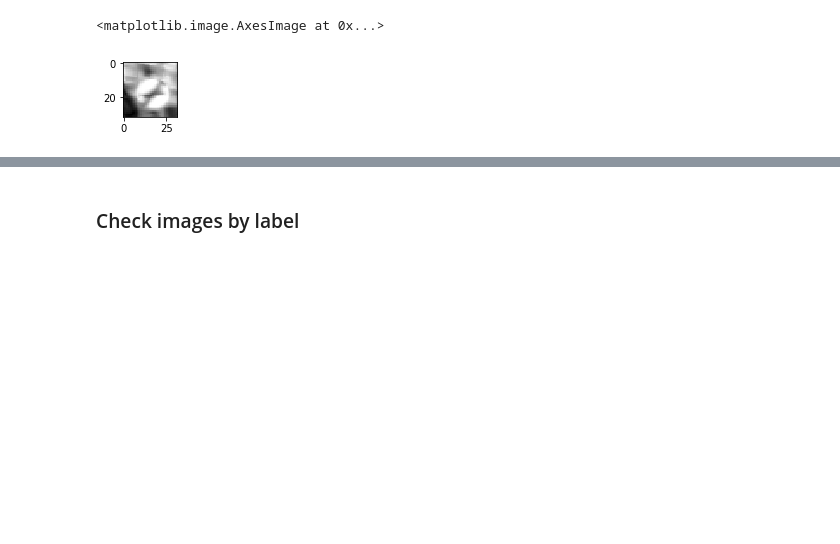
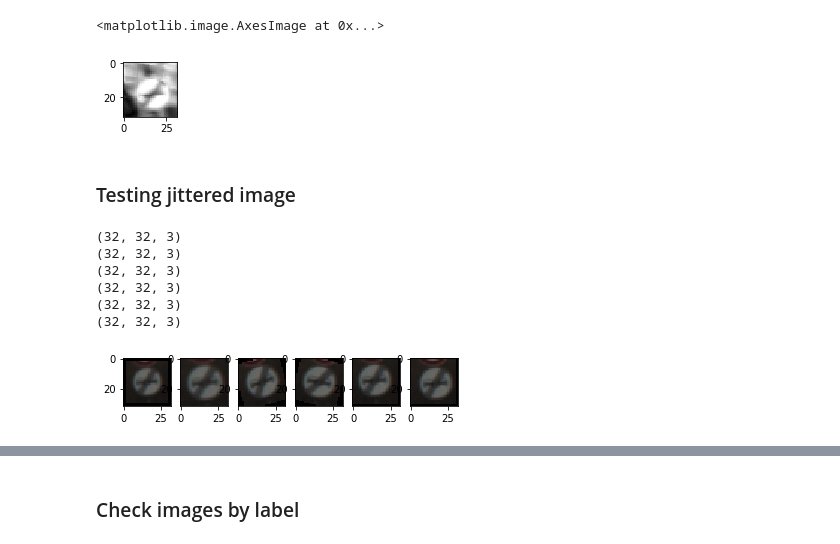
Before and after one commit to satoshikumano/CarND-TrafficSignClassifier-Submission, a Jupyter notebook: Traffic_Sign_Classifier.ipynb, the cells around one changed output, grey strips where cells are left out. Drawn from its saved outputs; the diff is of its cells as text; code cells hidden in the pictures; blank space fills up the shorter version.

```diff
--- a/Traffic_Sign_Classifier.ipynb
+++ b/Traffic_Sign_Classifier.ipynb
@@ -155,3 +155,74 @@ plt.imshow(g2.squeeze(), cmap='gray')
 (32, 32, 1)
 <matplotlib.image.AxesImage at 0x...>
 [figure]
+# %% [markdown]
+### Testing jittered image
+# %%
+from scipy.misc import imresize
+from scipy import ndimage
+
+%matplotlib inline
+
+def rotate(image, degree):
+    rot = ndimage.rotate(image, degree, reshape=False)
+    return rot
+
+def resize90(image):
+    resize = imresize(image, size=90)
+    resize = np.pad(resize, ((2,2),(2,2),(0,0)), 'constant')
+    return resize
+
+def resize110(image):
+    resize = imresize(image, size=110)
+    return resize[1:33,1:33,:]
+
+def slide2(image,):
+    slide = image[2:,2:,:]
+    slide = np.pad(slide, ((1,1),(1,1),(0,0)), 'constant')
+    return slide
+
+def slidem2(image):
+    slide = image[:30,:30,:]
+    slide = np.pad(slide, ((1,1),(1,1),(0,0)), 'constant')
+    return slide
+
+images = []
+# 90 % size
+image = X_train[15]
+
+image1 = resize90(image)
+images.append(image1)
+
+# 110 % size
+image2 = resize110(image)
+images.append(image2)
+
+# Rotate 15
+image3 = rotate(image, 15)
+images.append(image3)
+
+# Rotate -15
+image4 = rotate(image, -15)
+images.append(image4)
+
+# slied 2
+image5 = slide2(image)
+images.append(image5)
+
+# slied -2
+image6 = slidem2(image)
+images.append(image6)
+
+plt.figure(figsize=(6,1))
+for idx, im in enumerate(images):
+    print(im.shape)
+    plt.subplot(1,6,idx+1)
+    plt.imshow(im)
+# %% [output]
+(32, 32, 3)
+(32, 32, 3)
+(32, 32, 3)
+(32, 32, 3)
+(32, 32, 3)
+(32, 32, 3)
+[figure, added]
```
Also changed, not shown: parts of 4 cells of this notebook.
